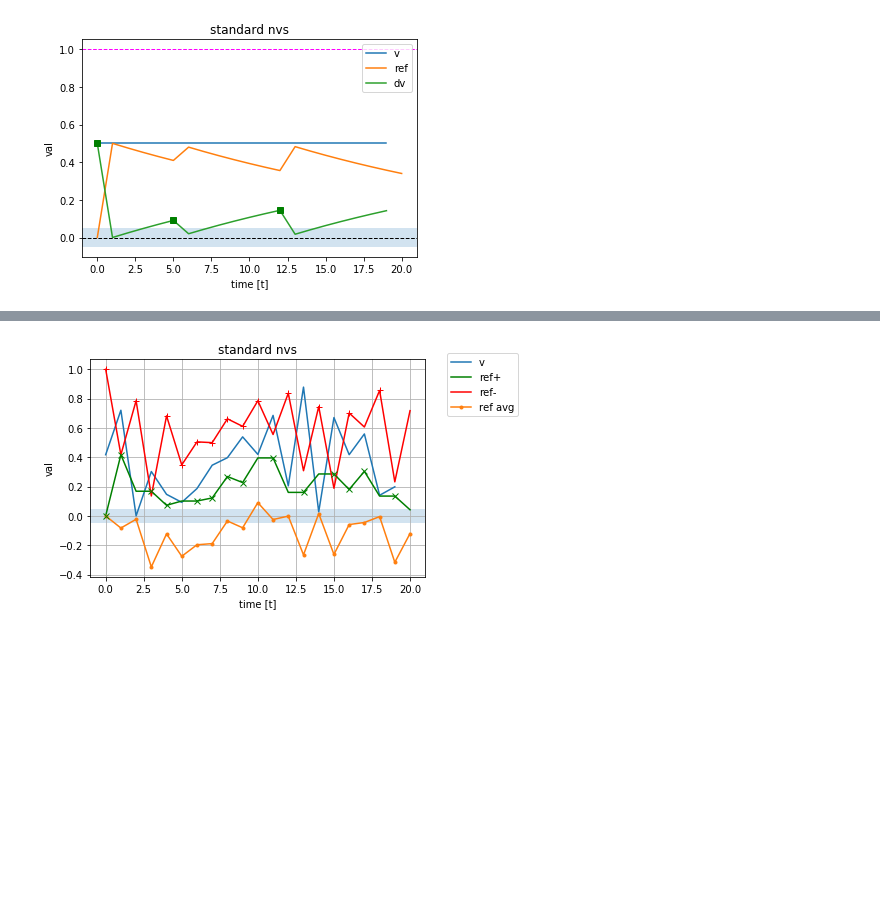
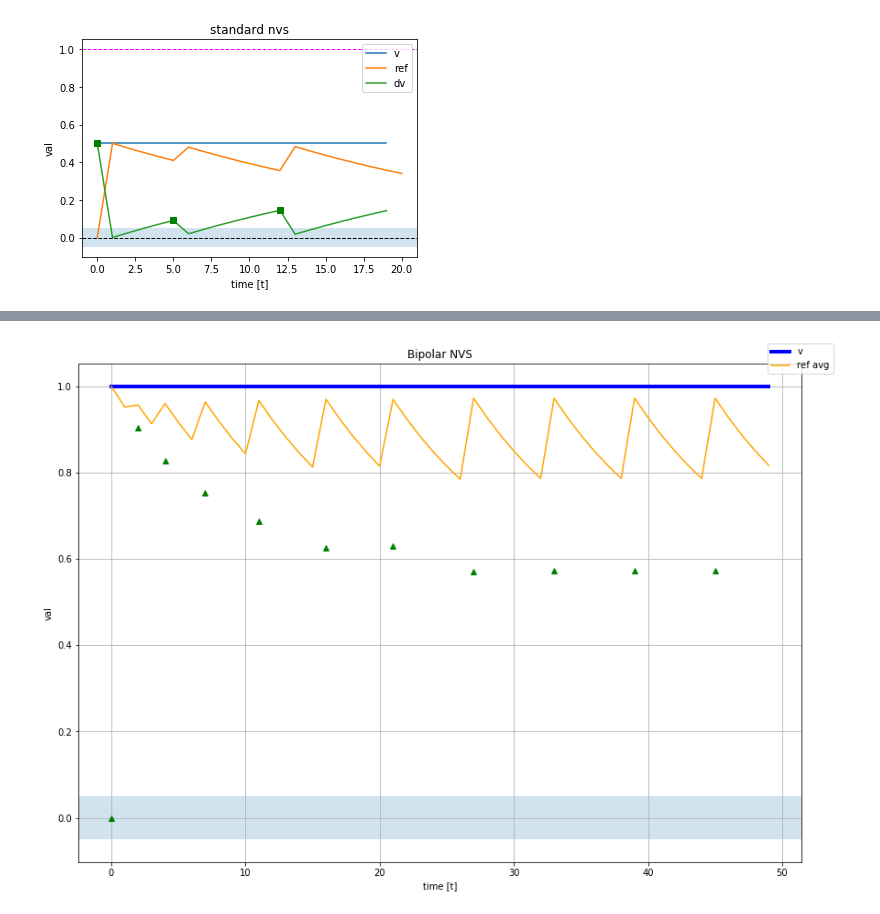
Before and after one commit to chanokin/convert_to_roc, a Jupyter notebook: color_encoding_notebooks/bi-nvs.ipynb, the cells around one changed output, grey strips where cells are left out. Drawn from its saved outputs; the diff is of its cells as text; code cells hidden in the pictures; blank space fills up the shorter version.

Commit message:
bipolar nvs toy works

```diff
--- a/color_encoding_notebooks/bi-nvs.ipynb
+++ b/color_encoding_notebooks/bi-nvs.ipynb
@@ -316,7 +482,16 @@ plt.show()
 # %%
+colors = [
+    'red',
+    'green',
+    'blue',
+    'orange',
+    'gray',
+    'magenta',
+    'cyan',
+]
 seed = 1
-n_samples = 20
-tau_dec = 1.0
+n_samples = 50
+tau_dec = 10.0
 tau_thr = 20.0
 dec = np.exp(-1.0/tau_dec)
 dec_thr = np.exp(-1.0/tau_dec)
@@ -324,13 +499,14 @@ inc_thr = 1.8
 thr = 0.05
 
 np.random.seed(seed)
-v = np.random.uniform(0., 1., size=n_samples)
-# v = np.random.uniform(-1., 1., size=n_samples)
-# for t in range(1, n_samples):
-#     v[t] = v[t-1] * 0.5 + v[t]
-# v -= v.min()
-# v *= 1./v.max()
-# v = 0.5 * np.ones(n_samples)
+# v = np.random.uniform(0., 1., size=n_samples)
+v = np.random.uniform(-1., 1., size=n_samples)
+for t in range(1, n_samples):
+    v[t] = v[t-1] * 0.75 + v[t]
+v -= v.min()
+v *= 1./v.max()
+
+
 
 # $(VThreshAdapt) = $(Vthresh) + ($(VThreshAdapt) - $(Vthresh))* $(DownThresh);
 
@@ -343,44 +519,50 @@ refp_history = [refp]
 refn0 = 1.0
 refn = 1.
 refn_history = [refn]
-ref_history = []
-ref = 0
+ref = v[0]
 ref0 = 0.5 * (refp0 + refn0)
+ref_history = [ref]
 dvp_hist = []
 dvn_hist = []
 spike_p_t = []
 spike_n_t = []
 for t in range(0, n_samples):
+    if t == 0:
+        dv = v[t]
+    else:
+        dv = v[t] - v[t-1]
+
     dvp = v[t] - refp
     dvp_hist.append(dvp)
 
     dvn = v[t] - refn
     dvn_hist.append(dvn)
 
+    refp = refp0 + (refp - refp0) * dec
+    refn = refn0 + (refn - refn0) * dec
 
     if dvp >= thrp:
-#         thrp *= inc_thr
+        thrp *= inc_thr
         spike_p_t.append(t)
-        refp = refp0 + (refp - refp0) * dec + dvp
-#             refp += dvp
-#         ref += dvp
-#         ref += (dvn - dvp)
+        ref += dvp
+        refp += dvp
+    elif dvp <= -thrp:
+        thrp *= inc_thr
+        refp += dvp
+
+
     if dvn <= -thrn:
-#         thrn *= inc_thr
+        thrn *= inc_thr
         spike_n_t.append(t)
-        refn = refn0 + (refn - refn0) * dec + dvn
-#             refn += dvn
-#         ref += dvn
-#         ref += (dvn - dvp)
-    else:
-#         thrp = thr + (thrp - thr) * dec_thr
-#         thrn = thr + (thrn - thr) * dec_thr
-        refp = refp0 + (refp - refp0) * dec
-        refn = refn0 + (refn - refn0) * dec
-#         ref *= dec
-#         pass
+        ref += dvn
+        refn += dvn
+    elif dvn >= thrn:
+        thrn *= inc_thr
+        refn += dvn
 
-    ref = (1.0 - )
+    thrn = thr + (thrn - thr) * dec_thr
+    thrp = thr + (thrp - thr) * dec_thr
+
     refp_history.append(refp)
     refn_history.append(refn)
 
@@ -390,32 +572,36 @@ spike_p_t = np.asarray(spike_p_t)
 spike_n_t = np.asarray(spike_n_t)
 dvp_hist = np.asarray(dvp_hist)
 dvn_hist = np.asarray(dvn_hist)
+ref_history = np.asarray(ref_history)
 refp_history = np.asarray(refp_history)
 refn_history = np.asarray(refn_history)
 # ref_mean = np.mean( np.vstack((refp_history, refn_history)), axis=0 )
-ref_mean = (-(1.0-refn_history) + refp_history) * 0.5
+ref_mean = (refn_history + refp_history) * 0.50
 # ref_mean[0] = 0.5
 
-plt.figure()
+fw = 10
+plt.figure(figsize=(np.sqrt(2) * fw, fw))
 ax = plt.subplot(1, 1, 1)
-ax.set_title('standard nvs')
+ax.set_title('Bipolar NVS')
 
 plt.axhspan(-thr, thr, alpha=0.2)
-plt.plot(v, label='v')
-plt.plot(refp_history, label='ref+', color='green')
-plt.plot(refn_history, label='ref-', color='red')
-plt.plot(ref_mean, '.-', label='ref avg')
-# plt.plot(ref_history, 'v-', label='ref hist')
+plt.plot(v, label='v', color=colors[2], linewidth=4)
+
+# plt.plot(refn_history, ':', label='ref-', color=colors[0])
+# plt.plot(refp_history, ':', label='ref+', color=colors[1])
+
+plt.plot(ref_mean[1:], '-', label='ref avg', color=colors[3])
+# plt.plot(ref_history, '--', label='ref hist', color=colors[4])
 
 
 # plt.plot(dvp_hist, label='dv+')
 # plt.plot(dvn_hist, label='dv-')
 try:
-    plt.plot(spike_p_t, refp_history[spike_p_t], linestyle='none', marker='x', color='green')
+    plt.plot(spike_p_t, refp_history[spike_p_t], linestyle='none', marker='^', color='green')
 except:
     print('no pos spikes')
 try:
-    plt.plot(spike_n_t, refn_history[spike_n_t], linestyle='none', marker='+', color='red')
+    plt.plot(spike_n_t, refn_history[spike_n_t], linestyle='none', marker='v', color='red')
 except:
     print('no neg spikes')
 
@@ -430 +617 @@ plt.show()
-[figure, old version]
+[figure, new version]
```
Also changed, not shown: parts of 5 cells of this notebook.
